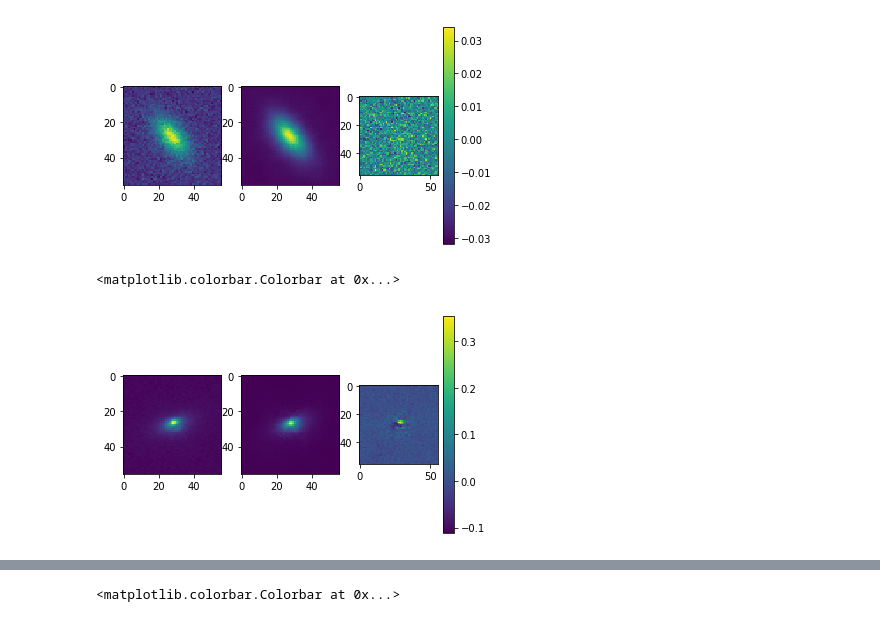
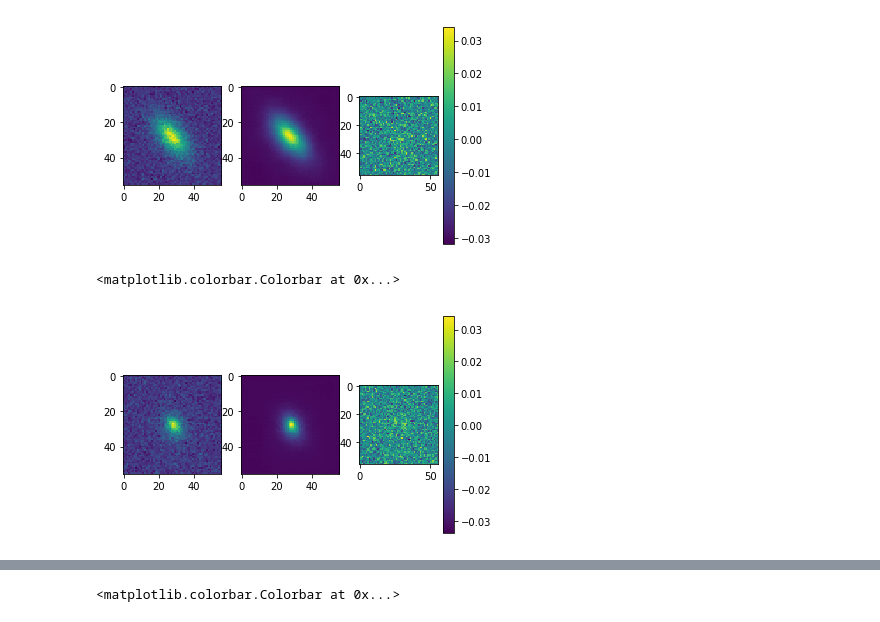
Before and after one commit to JunYinDM/GalaxyGenerativeModel, a Jupyter notebook: Res_925.ipynb, the cells around one changed output, grey strips where cells are left out. Saved outputs shown, nothing was run; the diff lists cells and outputs as text; code cells hidden in the pictures.

```diff
--- a/Res_925.ipynb
+++ b/Res_925.ipynb
@@ -476,15 +488,15 @@ plt.colorbar()
 [figure]
 # %%
 plt.subplot(1, 3, 1)
-a1=showres('gal_img924/exp904_2_test_x_11970.pt')
+a1=showres('gal_img924/exp904_2_test_x_18710.pt')
 plt.subplot(1, 3, 2)
-a2=showres('gal_img924/exp904_2_test_x_hat_11970.pt')
+a2=showres('gal_img924/exp904_2_test_x_hat_18710.pt')
 plt.subplot(1, 3, 3)
 plt.imshow(a1-a2)
 plt.colorbar()
 # %% [output]
 <matplotlib.colorbar.Colorbar at 0x...>
-[figure, old version]
+[figure, new version]
 # %%
 
 model = autoencoder_999().cuda()   ###### AE model
```
Also changed, not shown: parts of 16 cells of this notebook.
